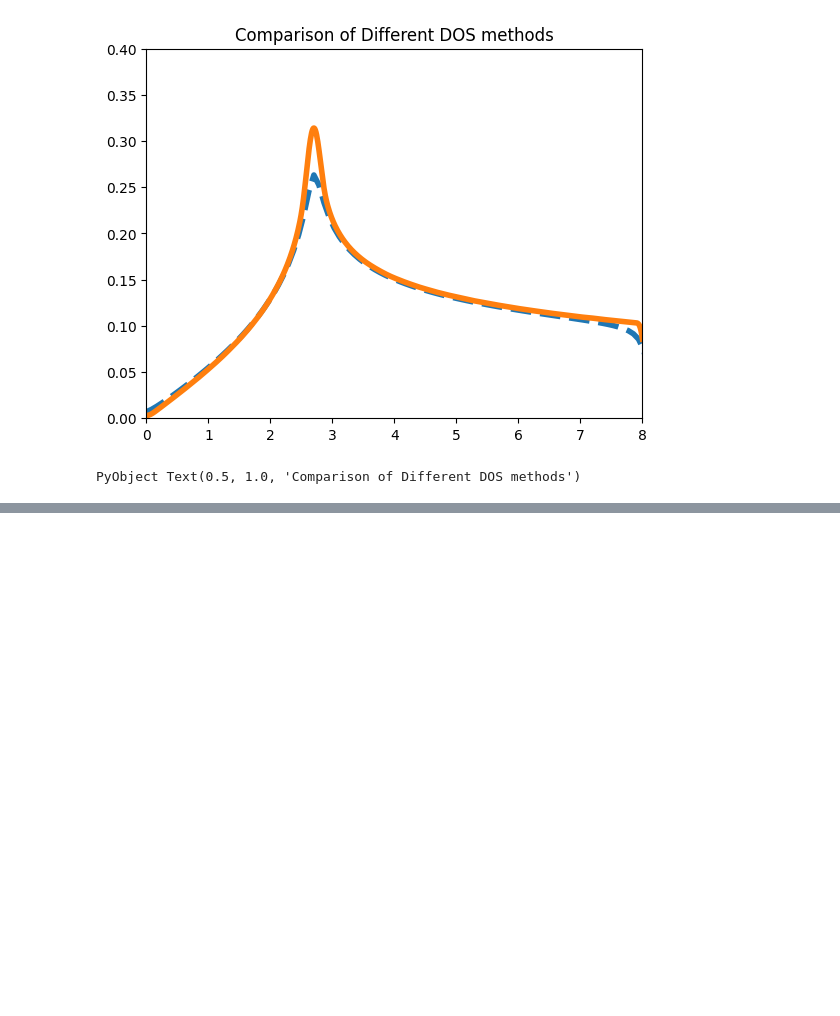
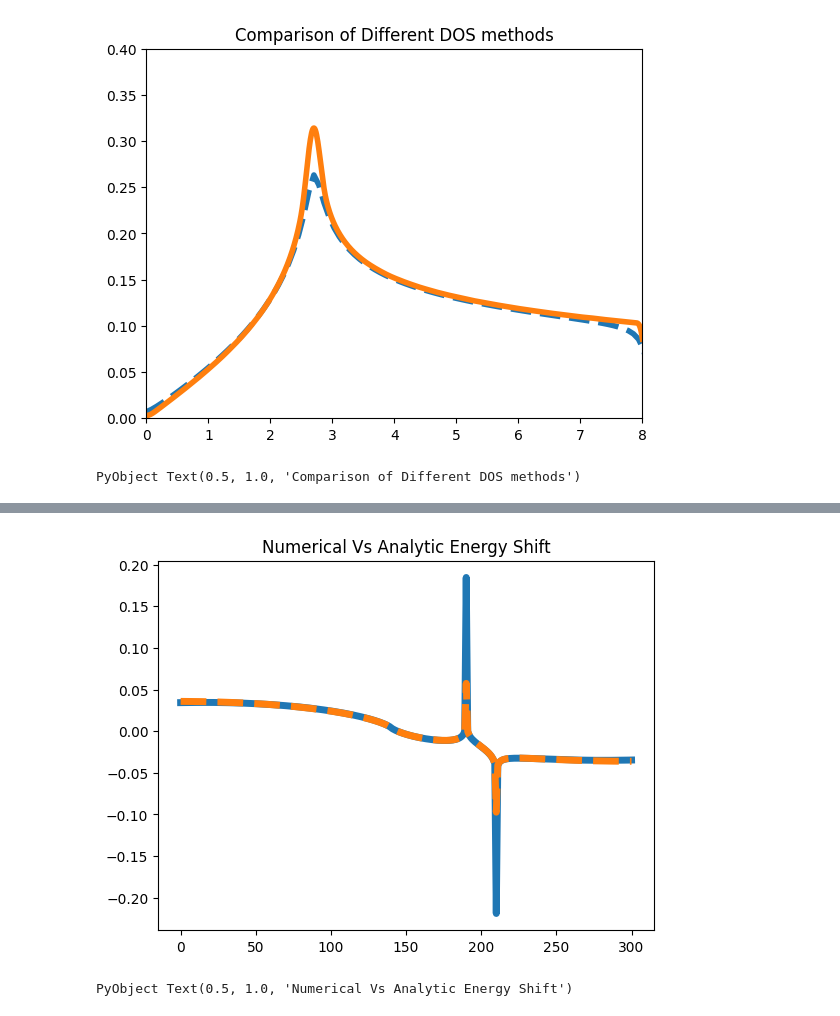
Before and after one commit to AliGhorashiCMT/Plasmons_Paper, a Jupyter notebook: Sanity Checks/Graphene Analytic and Numerical Models.ipynb, the cells around one changed output, grey strips where cells are left out. Drawn from its saved outputs; the diff is of its cells as text; code cells hidden in the pictures; blank space fills up the shorter version.

```diff
--- a/Sanity Checks/Graphene Analytic and Numerical Models.ipynb
+++ b/Sanity Checks/Graphene Analytic and Numerical Models.ipynb
@@ -158,0 +175,2 @@ plot(impol_kk, linestyle="dashed", linewidth=4)
+# %%
+graphene_numerical_real_self = JJDFTX.graphene_electron_real_self_energy.(-3:0.02:3, 1, 8.4)
@@ -158,0 +195,7 @@ plot(impol_kk, linestyle="dashed", linewidth=4)
+# %%
+plot(graphene_numerical_real_self, linewidth=5)
+plot(JJDFTX.graphene_analytic_real_self_energy.(-3:0.02:3, 1), linestyle="dashed", linewidth=5)
+title("Numerical Vs Analytic Energy Shift")
+# %% [output]
+[figure, added]
+PyObject Text(0.5, 1.0, 'Numerical Vs Analytic Energy Shift')
```
Also changed, not shown: parts of 6 cells of this notebook.
